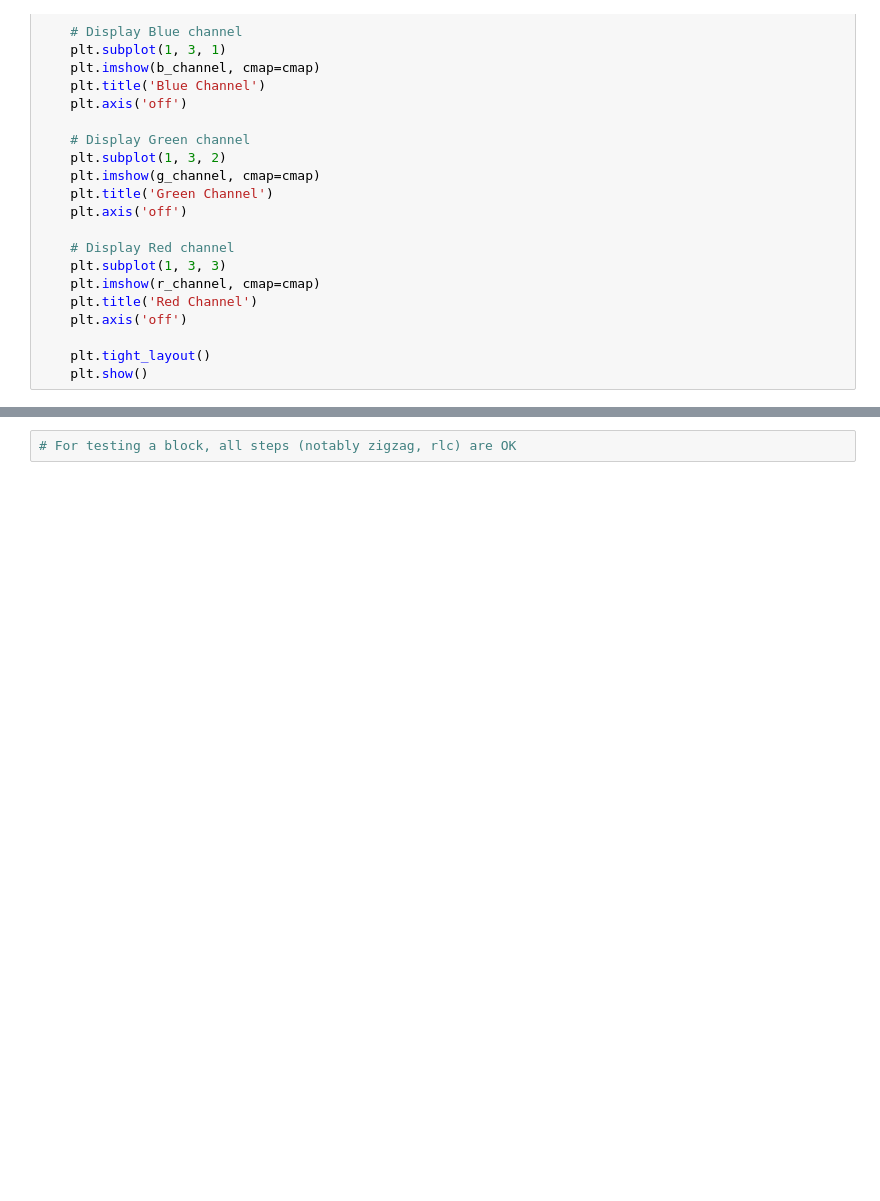
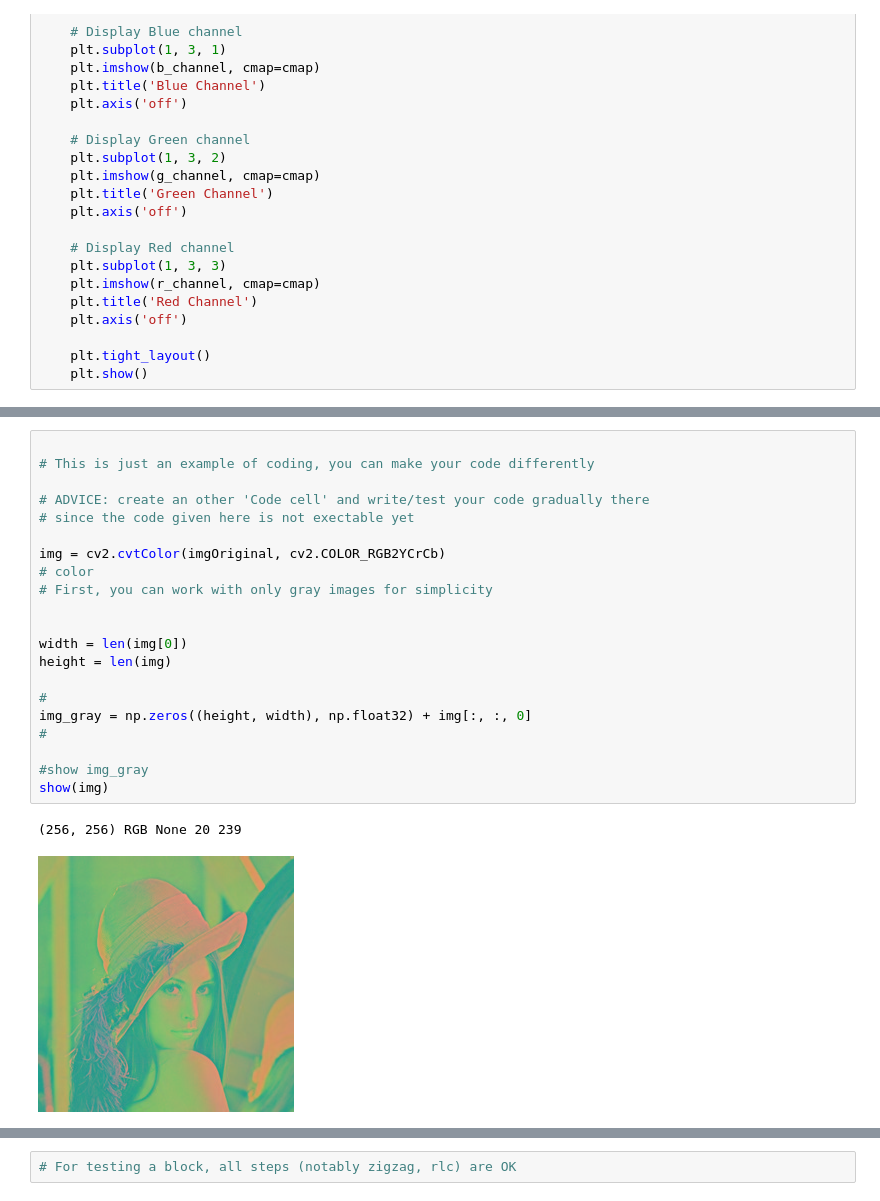
Before and after one commit to PailBoy/TP_theoprie_information, a Jupyter notebook: TP1_jpeg_francais.ipynb, the cells around one changed output, grey strips where cells are left out. Drawn from its saved outputs; the diff is of its cells as text; blank space fills up the shorter version.

```diff
--- a/TP1_jpeg_francais.ipynb
+++ b/TP1_jpeg_francais.ipynb
@@ -672,0 +686,24 @@ show_image_channels(imgOriginal,"viridis")
+# %%
+
+# This is just an example of coding, you can make your code differently
+
+# ADVICE: create an other 'Code cell' and write/test your code gradually there
+# since the code given here is not exectable yet
+
+img = cv2.cvtColor(imgOriginal, cv2.COLOR_RGB2YCrCb)
+# color
+# First, you can work with only gray images for simplicity
+
+
+width = len(img[0])
+height = len(img)
+
+#
+img_gray = np.zeros((height, width), np.float32) + img[:, :, 0]
+#
+
+#show img_gray
+show(img)
+# %% [output]
+(256, 256) RGB None 20 239
+[figure, added]
```
Also changed, not shown: parts of 13 cells of this notebook.
